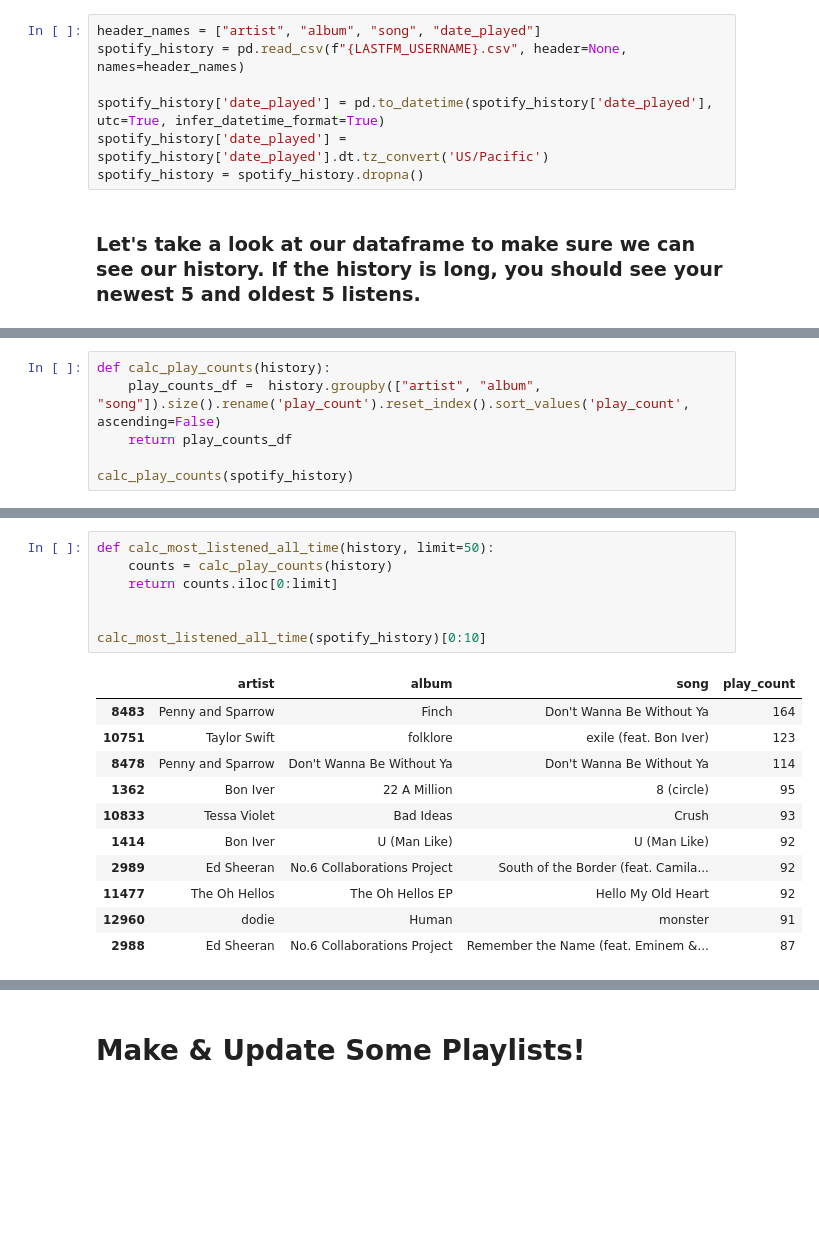
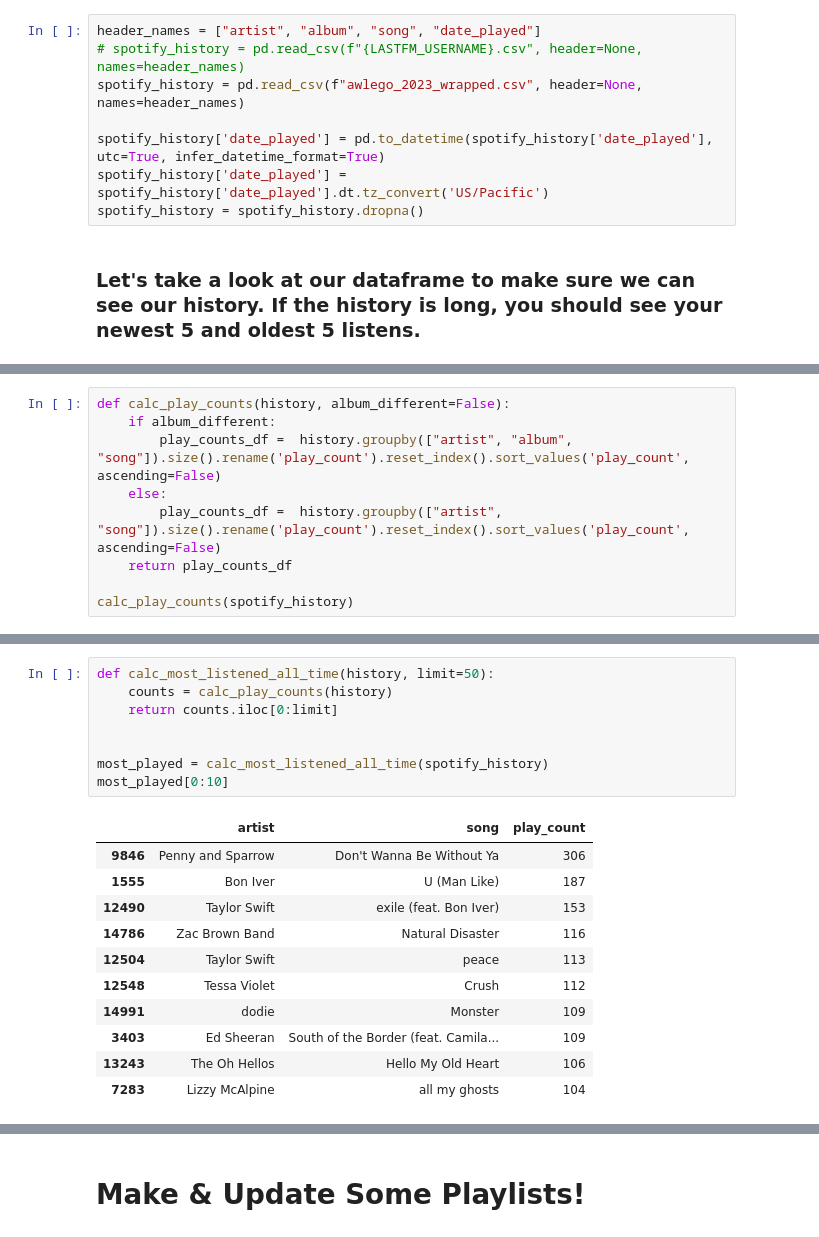
Before and after one commit to awlego/spotify_sync, a Jupyter notebook: Spotify Uploader.ipynb, the cells around one changed output, grey strips where cells are left out. Drawn from its saved outputs; the diff is of its cells as text; blank space fills up the shorter version.

```diff
--- a/Spotify Uploader.ipynb
+++ b/Spotify Uploader.ipynb
@@ -71,7 +83,8 @@ SPOTIFY_USERNAME = config('SPOTIFY_USERNAME')
 # Import Listening History and DO stuff
 # %%
 header_names = ["artist", "album", "song", "date_played"]
-spotify_history = pd.read_csv(f"{LASTFM_USERNAME}.csv", header=None, names=header_names)
+# spotify_history = pd.read_csv(f"{LASTFM_USERNAME}.csv", header=None, names=header_names)
+spotify_history = pd.read_csv(f"awlego_2023_wrapped.csv", header=None, names=header_names)
 
 spotify_history['date_played'] = pd.to_datetime(spotify_history['date_played'], utc=True, infer_datetime_format=True)
 spotify_history['date_played'] = spotify_history['date_played'].dt.tz_convert('US/Pacific')
@@ -99,6 +112,9 @@ spotify_history
 # %%
-def calc_play_counts(history):
-    play_counts_df =  history.groupby(["artist", "album", "song"]).size().rename('play_count').reset_index().sort_values('play_count', ascending=False)
+def calc_play_counts(history, album_different=False):
+    if album_different:
+        play_counts_df =  history.groupby(["artist", "album", "song"]).size().rename('play_count').reset_index().sort_values('play_count', ascending=False)
+    else:
+        play_counts_df =  history.groupby(["artist", "song"]).size().rename('play_count').reset_index().sort_values('play_count', ascending=False)
     return play_counts_df
 
 calc_play_counts(spotify_history)
@@ -144,22 +160,23 @@ get_most_played_artists(spotify_history)[0:30]
 # %%
 def calc_most_listened_all_time(history, limit=50):
     counts = calc_play_counts(history)
     return counts.iloc[0:limit]
 
 
-calc_most_listened_all_time(spotify_history)[0:10]
+most_played = calc_most_listened_all_time(spotify_history)
+most_played[0:10]
 # %% [output]
-|  | artist | album | song | play_count |
-| 8483 | Penny and Sparrow | Finch | Don't Wanna Be Without Ya | 164 |
-| 10751 | Taylor Swift | folklore | exile (feat. Bon Iver) | 123 |
-| 8478 | Penny and Sparrow | Don't Wanna Be Without Ya | Don't Wanna Be Without Ya | 114 |
-| 1362 | Bon Iver | 22 A Million | 8 (circle) | 95 |
-| 10833 | Tessa Violet | Bad Ideas | Crush | 93 |
-| 1414 | Bon Iver | U (Man Like) | U (Man Like) | 92 |
-| 2989 | Ed Sheeran | No.6 Collaborations Project | South of the Border (feat. Camila... | 92 |
-| 11477 | The Oh Hellos | The Oh Hellos EP | Hello My Old Heart | 92 |
-| 12960 | dodie | Human | monster | 91 |
-| 2988 | Ed Sheeran | No.6 Collaborations Project | Remember the Name (feat. Eminem &... | 87 |
+|  | artist | song | play_count |
+| 9846 | Penny and Sparrow | Don't Wanna Be Without Ya | 306 |
+| 1555 | Bon Iver | U (Man Like) | 187 |
+| 12490 | Taylor Swift | exile (feat. Bon Iver) | 153 |
+| 14786 | Zac Brown Band | Natural Disaster | 116 |
+| 12504 | Taylor Swift | peace | 113 |
+| 12548 | Tessa Violet | Crush | 112 |
+| 14991 | dodie | Monster | 109 |
+| 3403 | Ed Sheeran | South of the Border (feat. Camila... | 109 |
+| 13243 | The Oh Hellos | Hello My Old Heart | 106 |
+| 7283 | Lizzy McAlpine | all my ghosts | 104 |
 # %%
 def calc_recent_favorites(history, limit=50, time_frame_days=30):
     time_frame = datetime.now(pytz.timezone('US/Pacific')) - timedelta(days=time_frame_days)
```
Also changed, not shown: parts of 70 cells of this notebook.
